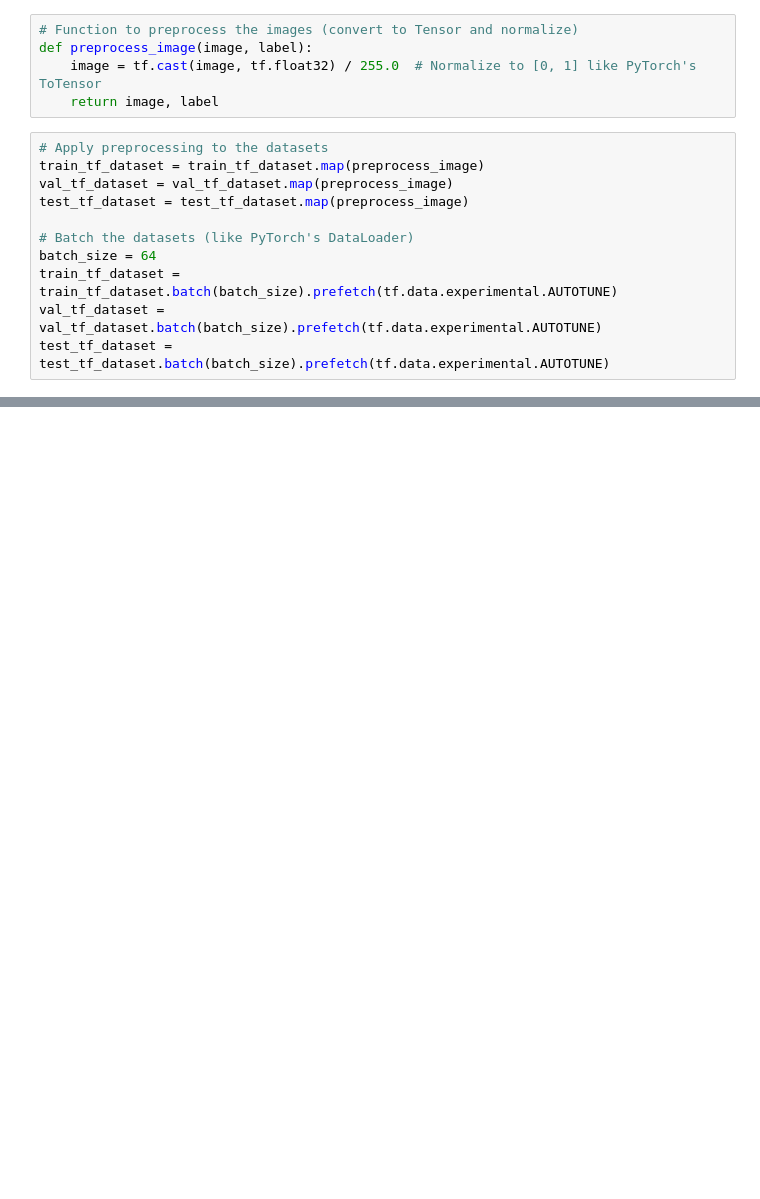
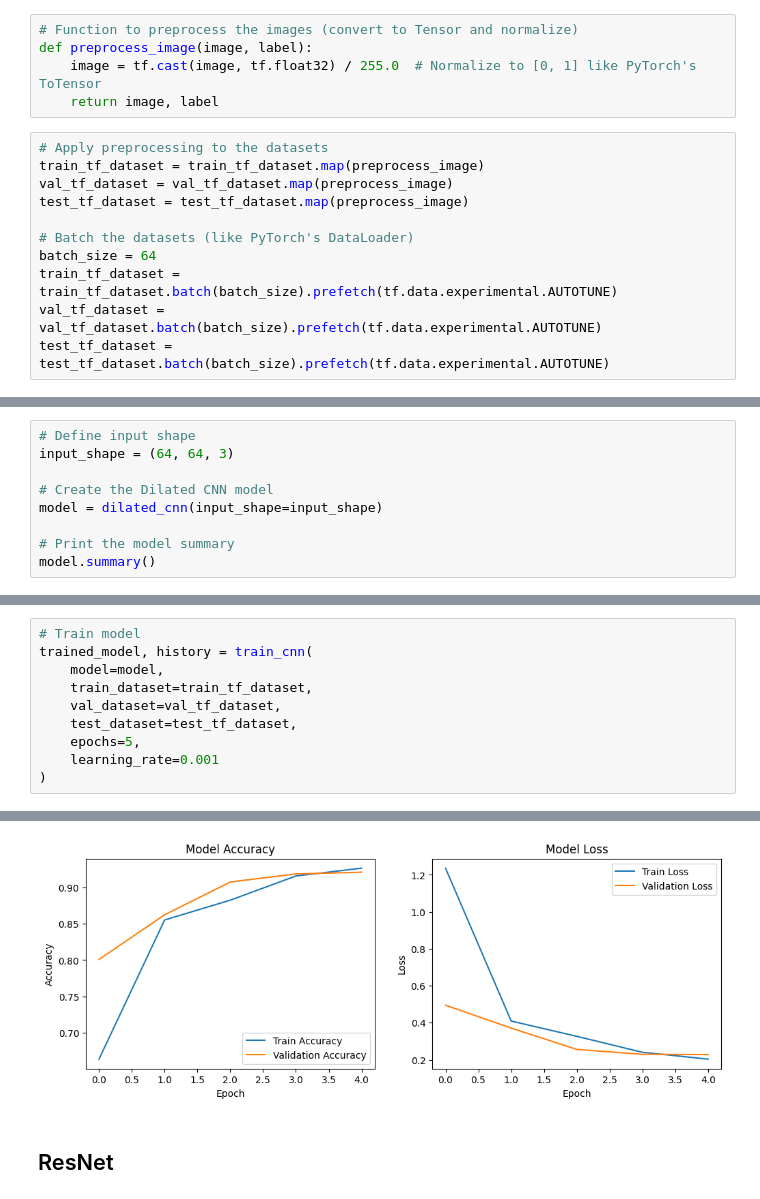
Before and after one commit to Nilsvanesostos/BloodMNIST, a Jupyter notebook: BloodMNIST.ipynb, the cells around one changed output, grey strips where cells are left out. Cells and saved outputs as stored; diff of their text form; blank space fills up the shorter version.

```diff
--- a/BloodMNIST.ipynb
+++ b/BloodMNIST.ipynb
@@ -159,0 +203,9 @@ Test Accuracy: 0.9201987981796265
+# %%
+# Define input shape
+input_shape = (64, 64, 3)
+
+# Create the Dilated CNN model
+model = dilated_cnn(input_shape=input_shape)
+
+# Print the model summary
+model.summary()
@@ -159,0 +234,11 @@ Test Accuracy: 0.9201987981796265
+# %%
+# Train model
+trained_model, history = train_cnn(
+    model=model,
+    train_dataset=train_tf_dataset,
+    val_dataset=val_tf_dataset,
+    test_dataset=test_tf_dataset,
+    epochs=5,
+    learning_rate=0.001
+)
+# %% [output]
@@ -159,0 +258,3 @@ Test Accuracy: 0.9201987981796265
+[figure, added]
+# %% [markdown]
+## ResNet
```
Also changed, not shown: parts of 32 cells of this notebook.
